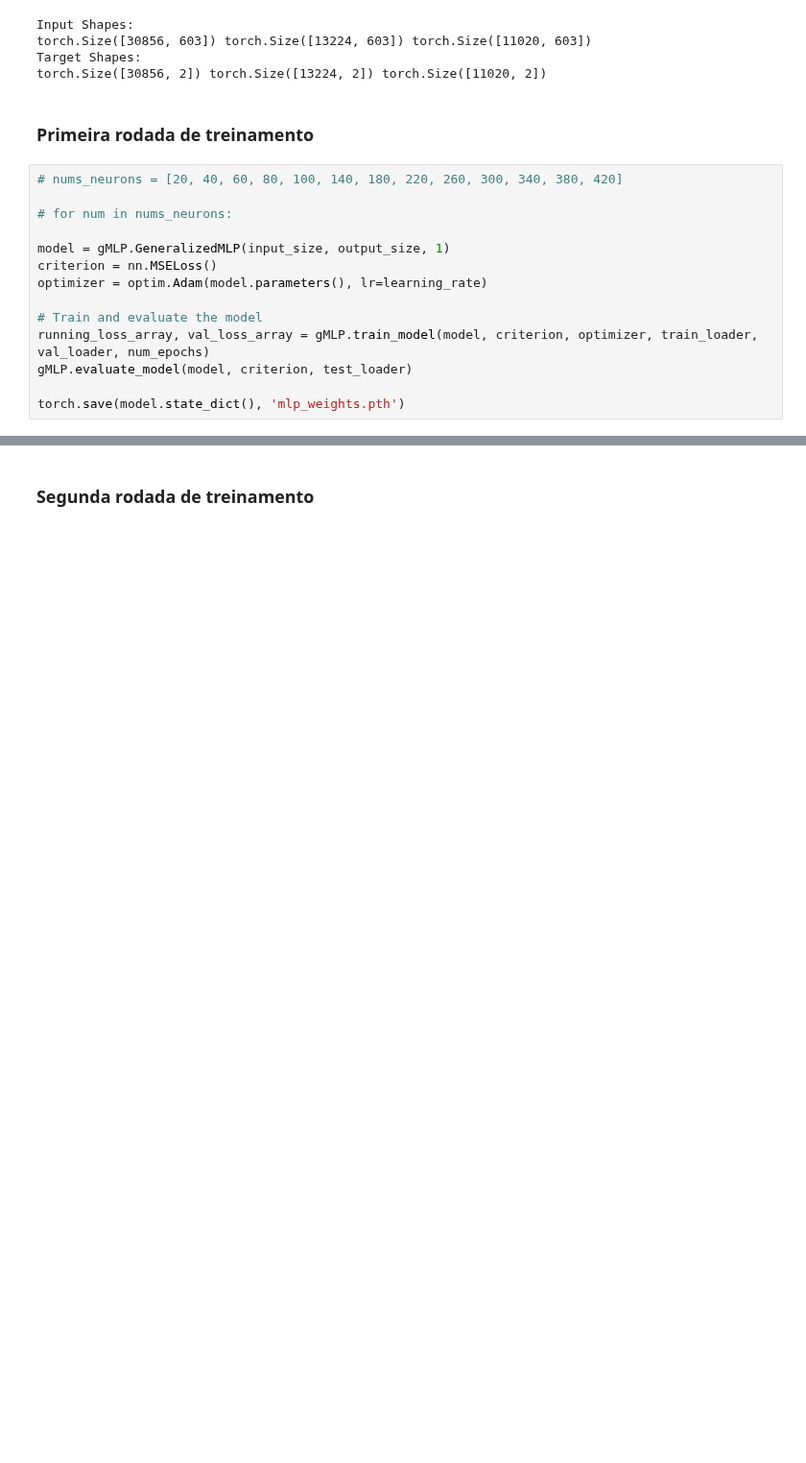
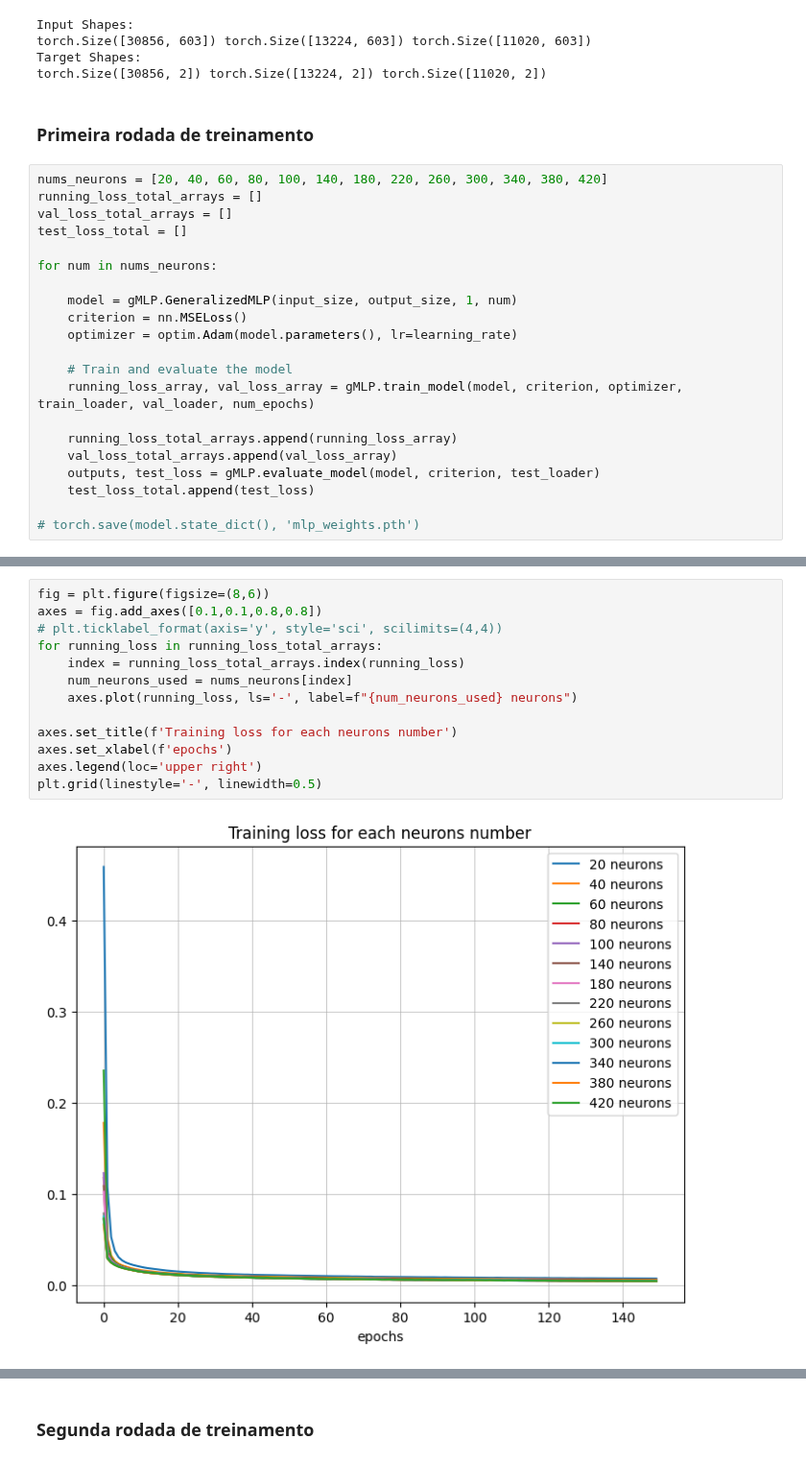
Before and after one commit to Shnrqpdr/inverse-scattering, a Jupyter notebook: circular-billiard.ipynb, the cells around one changed output, grey strips where cells are left out. Shown at 96% size. Drawn from its saved outputs; the diff is of its cells as text; blank space fills up the shorter version.

Commit message:
new plots

```diff
--- a/circular-billiard.ipynb
+++ b/circular-billiard.ipynb
@@ -121,17 +108,24 @@ torch.Size([30856, 2]) torch.Size([13224, 2]) torch.Size([11020, 2])
 # %% [markdown]
 ### Primeira rodada de treinamento
 # %%
-# nums_neurons = [20, 40, 60, 80, 100, 140, 180, 220, 260, 300, 340, 380, 420]
+nums_neurons = [20, 40, 60, 80, 100, 140, 180, 220, 260, 300, 340, 380, 420]
+running_loss_total_arrays = []
+val_loss_total_arrays = []
+test_loss_total = []
 
-# for num in nums_neurons:
+for num in nums_neurons:
 
-model = gMLP.GeneralizedMLP(input_size, output_size, 1)
-criterion = nn.MSELoss()
-optimizer = optim.Adam(model.parameters(), lr=learning_rate)
+    model = gMLP.GeneralizedMLP(input_size, output_size, 1, num)
+    criterion = nn.MSELoss()
+    optimizer = optim.Adam(model.parameters(), lr=learning_rate)
 
-# Train and evaluate the model
-running_loss_array, val_loss_array = gMLP.train_model(model, criterion, optimizer, train_loader, val_loader, num_epochs)
-gMLP.evaluate_model(model, criterion, test_loader)
+    # Train and evaluate the model
+    running_loss_array, val_loss_array = gMLP.train_model(model, criterion, optimizer, train_loader, val_loader, num_epochs)
 
-torch.save(model.state_dict(), 'mlp_weights.pth')
+    running_loss_total_arrays.append(running_loss_array)
+    val_loss_total_arrays.append(val_loss_array)
+    outputs, test_loss = gMLP.evaluate_model(model, criterion, test_loader)
+    test_loss_total.append(test_loss)
+
+# torch.save(model.state_dict(), 'mlp_weights.pth')
 # %% [output]
@@ -154,0 +149,15 @@ Test Loss: 0.004918955314391549
+# %%
+fig = plt.figure(figsize=(8,6))
+axes = fig.add_axes([0.1,0.1,0.8,0.8])
+# plt.ticklabel_format(axis='y', style='sci', scilimits=(4,4))
+for running_loss in running_loss_total_arrays:
+    index = running_loss_total_arrays.index(running_loss)
+    num_neurons_used = nums_neurons[index]
+    axes.plot(running_loss, ls='-', label=f"{num_neurons_used} neurons")
+
+axes.set_title(f'Training loss for each neurons number')
+axes.set_xlabel(f'epochs')
+axes.legend(loc='upper right')
+plt.grid(linestyle='-', linewidth=0.5)
+# %% [output]
+[figure, added]
```
Also changed, not shown: parts of 28 cells of this notebook, 8 other files.
